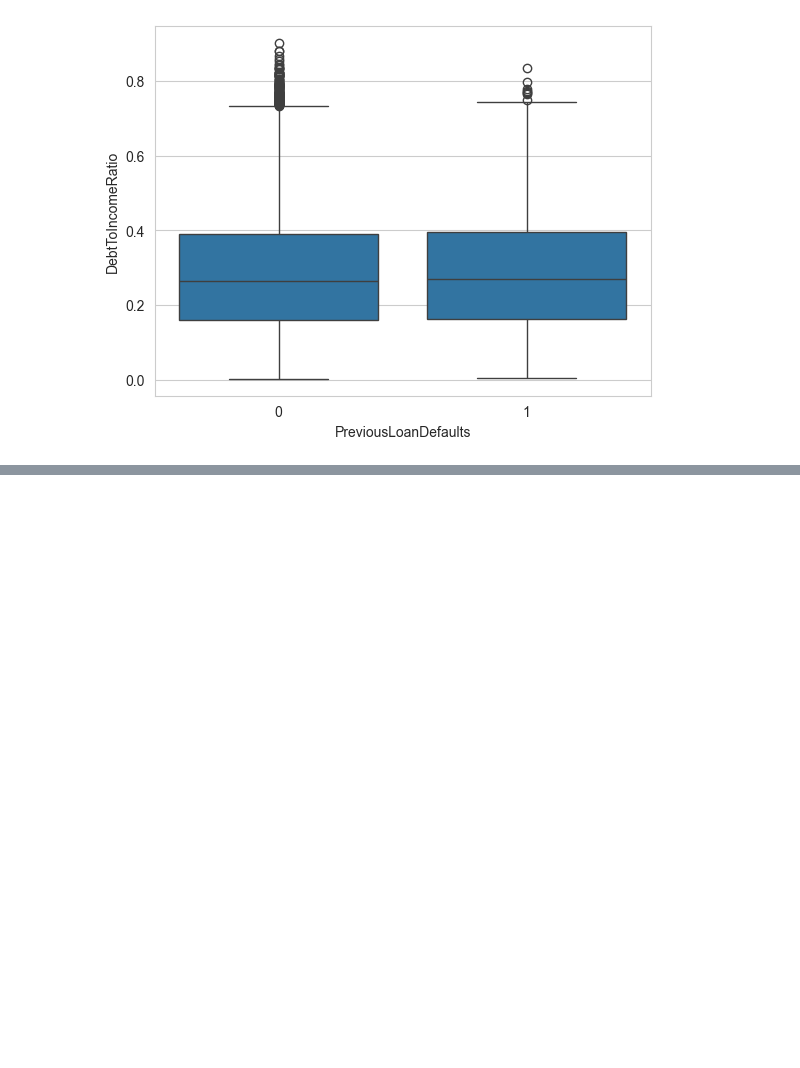
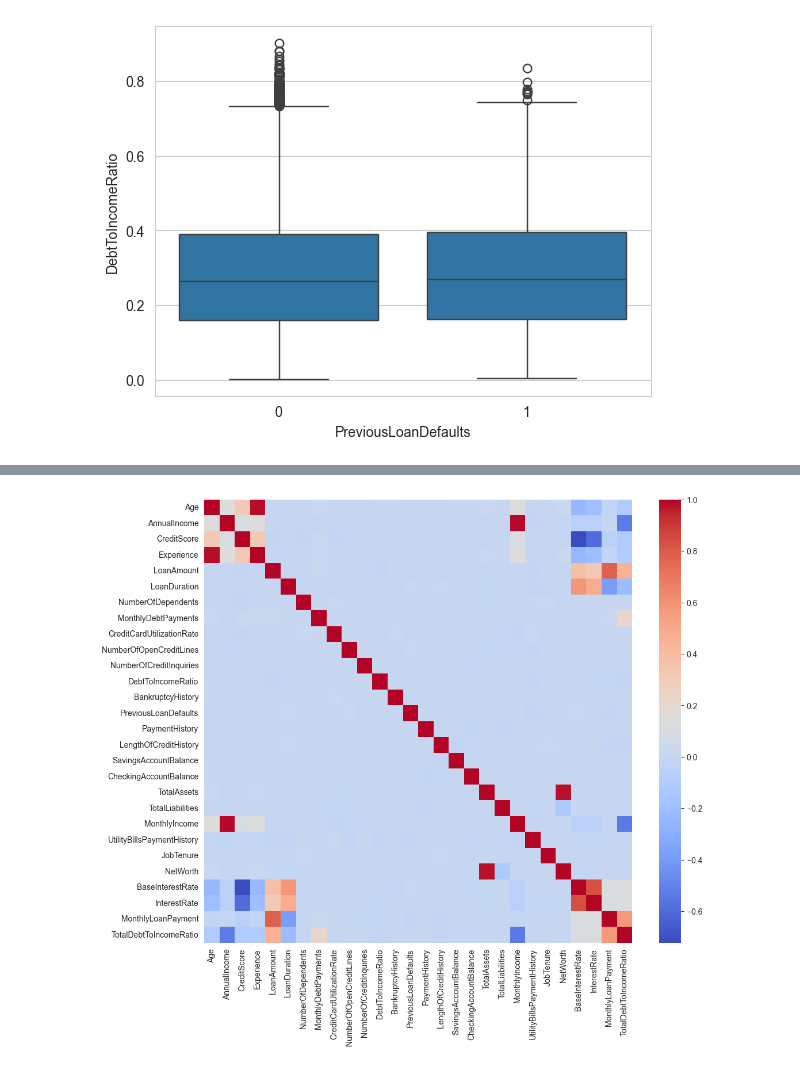
Before and after one commit to sseptiannn/finalproject_dibimbing_aiml8, a Jupyter notebook: notebooks/1_proses_eda.ipynb, the cells around one changed output, grey strips where cells are left out. Saved outputs shown, nothing was run; the diff lists cells and outputs as text; code cells hidden in the pictures; blank space fills up the shorter version.

```diff
--- a/notebooks/1_proses_eda.ipynb
+++ b/notebooks/1_proses_eda.ipynb
@@ -76,14 +76,3 @@ PreviousLoanDefaults
 0    17999
 1     2001
 Name: count, dtype: int64
-# %%
-import seaborn as sns
-import matplotlib.pyplot as plt
-
-df = df.drop(columns=["LoanStartDate"])
-
-corr = df.corr()
-
-plt.figure(figsize=(8,6))
-sns.heatmap(corr, annot=True, cmap="coolwarm")
-plt.show()
@@ -114,3 +101,8 @@ sns.boxplot(x="PreviousLoanDefaults", y="DebtToIncomeRatio", data=df)
 plt.show()
 # %% [output]
 [figure]
+# %%
+num_cols = df.select_dtypes(include="number").columns
+df_num = df[num_cols]
+
+df_num.head()
@@ -116,0 +117,11 @@ plt.show()
+# %%
+df_num = df_num.drop(["LoanApproved", "RiskScore"], axis=1)
+# %%
+import seaborn as sns
+import matplotlib.pyplot as plt
+
+plt.figure(figsize=(12,10))
+sns.heatmap(df_num.corr(), cmap="coolwarm")
+plt.show()
+# %% [output]
+[figure, added]
```
Also changed, not shown: parts of 2 cells of this notebook, 1 other file.
